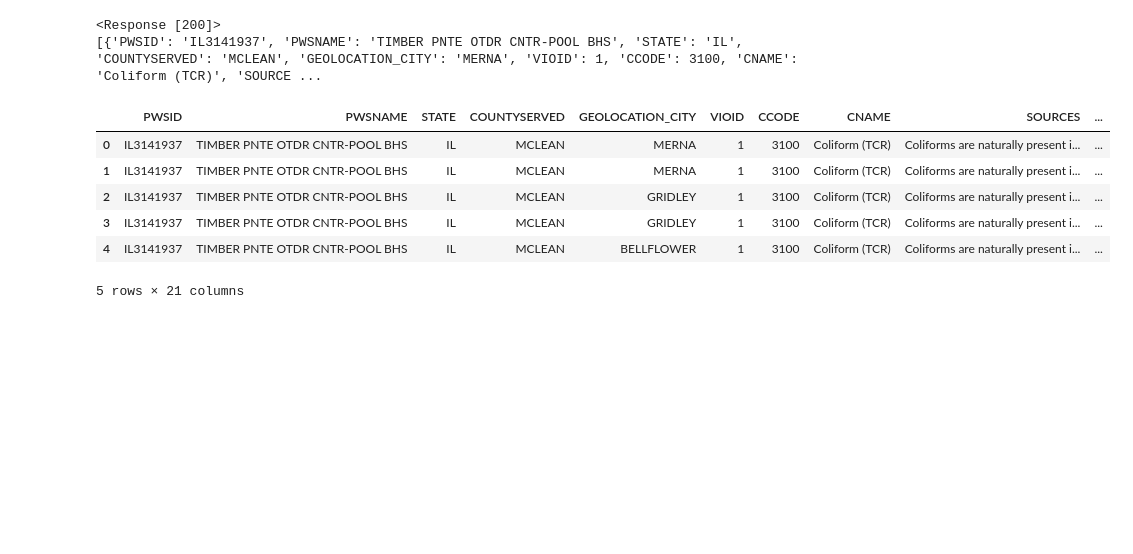
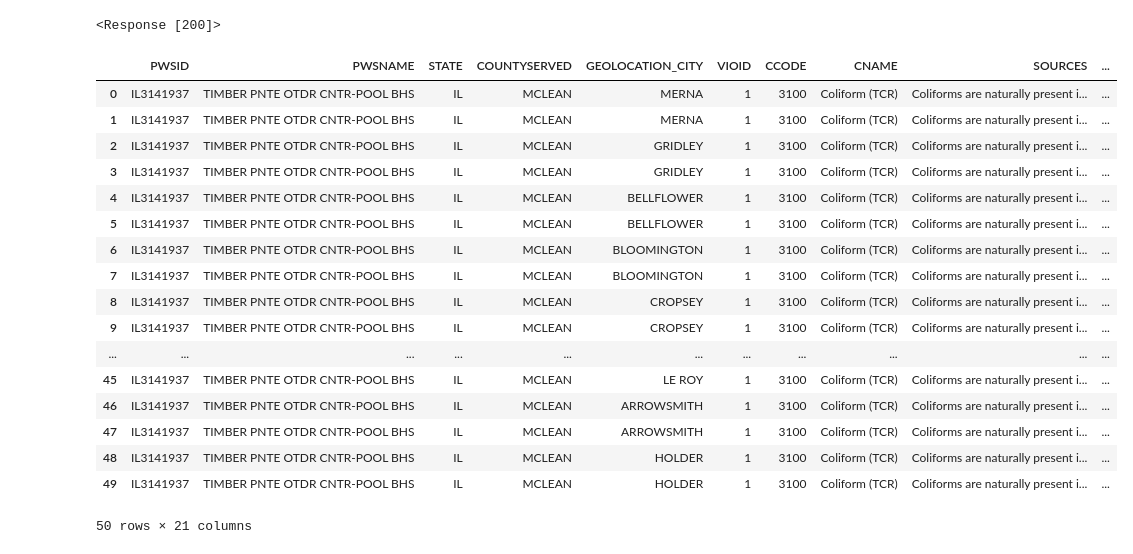
Before and after one commit to hafsa-said/final_project, a Jupyter notebook: finalproject.ipynb, the cells around one changed output. Saved outputs shown, nothing was run; the diff lists cells and outputs as text; code cells hidden in the pictures; blank space fills up the shorter version.

```diff
--- a/finalproject.ipynb
+++ b/finalproject.ipynb
@@ -39,0 +55,5 @@ pov_data = req1.json()
+# %%
+# Downloaded variable names as json from census.gov. Reading those to list:
+with open("variables.json","r") as v:
+    poverty_variables = json.loads(v.read())
+poverty_variables
@@ -43,10 +101,8 @@ req2 = requests.get(base_url_wat)
 print(req2)  # response 200!
 
 json_data_wat = req2.json()
-print(json_data_wat)
 # %% [output]
 <Response [200]>
-[{'PWSID': 'IL3141937', 'PWSNAME': 'TIMBER PNTE OTDR CNTR-POOL BHS', 'STATE': 'IL', 'COUNTYSERVED': 'MCLEAN', 'GEOLOCATION_CITY': 'MERNA', 'VIOID': 1, 'CCODE': 3100, 'CNAME': 'Coliform (TCR)', 'SOURCE ...
 # %%
 # Serializing json
 json_object_wat = json.dumps(json_data_wat)
@@ -57,16 +113,27 @@ with open("water.json", "w") as outfile:
 # %%
 # load data using Python JSON module
 with open("water.json","r") as f:
     water_data = json.loads(f.read())
 
 # Reading data
 water_df = pd.DataFrame(water_data)
-water_df.head()
+water_df
 # %% [output]
 |  | PWSID | PWSNAME | STATE | COUNTYSERVED | GEOLOCATION_CITY | VIOID | CCODE | CNAME | SOURCES | ... |
 | 0 | IL3141937 | TIMBER PNTE OTDR CNTR-POOL BHS | IL | MCLEAN | MERNA | 1 | 3100 | Coliform (TCR) | Coliforms are naturally present i... | ... |
 | 1 | IL3141937 | TIMBER PNTE OTDR CNTR-POOL BHS | IL | MCLEAN | MERNA | 1 | 3100 | Coliform (TCR) | Coliforms are naturally present i... | ... |
 | 2 | IL3141937 | TIMBER PNTE OTDR CNTR-POOL BHS | IL | MCLEAN | GRIDLEY | 1 | 3100 | Coliform (TCR) | Coliforms are naturally present i... | ... |
 | 3 | IL3141937 | TIMBER PNTE OTDR CNTR-POOL BHS | IL | MCLEAN | GRIDLEY | 1 | 3100 | Coliform (TCR) | Coliforms are naturally present i... | ... |
 | 4 | IL3141937 | TIMBER PNTE OTDR CNTR-POOL BHS | IL | MCLEAN | BELLFLOWER | 1 | 3100 | Coliform (TCR) | Coliforms are naturally present i... | ... |
+| 5 | IL3141937 | TIMBER PNTE OTDR CNTR-POOL BHS | IL | MCLEAN | BELLFLOWER | 1 | 3100 | Coliform (TCR) | Coliforms are naturally present i... | ... |
+| 6 | IL3141937 | TIMBER PNTE OTDR CNTR-POOL BHS | IL | MCLEAN | BLOOMINGTON | 1 | 3100 | Coliform (TCR) | Coliforms are naturally present i... | ... |
+| 7 | IL3141937 | TIMBER PNTE OTDR CNTR-POOL BHS | IL | MCLEAN | BLOOMINGTON | 1 | 3100 | Coliform (TCR) | Coliforms are naturally present i... | ... |
+| 8 | IL3141937 | TIMBER PNTE OTDR CNTR-POOL BHS | IL | MCLEAN | CROPSEY | 1 | 3100 | Coliform (TCR) | Coliforms are naturally present i... | ... |
+| 9 | IL3141937 | TIMBER PNTE OTDR CNTR-POOL BHS | IL | MCLEAN | CROPSEY | 1 | 3100 | Coliform (TCR) | Coliforms are naturally present i... | ... |
+| ... | ... | ... | ... | ... | ... | ... | ... | ... | ... | ... |
+| 45 | IL3141937 | TIMBER PNTE OTDR CNTR-POOL BHS | IL | MCLEAN | LE ROY | 1 | 3100 | Coliform (TCR) | Coliforms are naturally present i... | ... |
+| 46 | IL3141937 | TIMBER PNTE OTDR CNTR-POOL BHS | IL | MCLEAN | ARROWSMITH | 1 | 3100 | Coliform (TCR) | Coliforms are naturally present i... | ... |
+| 47 | IL3141937 | TIMBER PNTE OTDR CNTR-POOL BHS | IL | MCLEAN | ARROWSMITH | 1 | 3100 | Coliform (TCR) | Coliforms are naturally present i... | ... |
+| 48 | IL3141937 | TIMBER PNTE OTDR CNTR-POOL BHS | IL | MCLEAN | HOLDER | 1 | 3100 | Coliform (TCR) | Coliforms are naturally present i... | ... |
+| 49 | IL3141937 | TIMBER PNTE OTDR CNTR-POOL BHS | IL | MCLEAN | HOLDER | 1 | 3100 | Coliform (TCR) | Coliforms are naturally present i... | ... |
-5 rows × 21 columns
+50 rows × 21 columns
```
Also changed, not shown: parts of 13 cells of this notebook, 6 other files.
